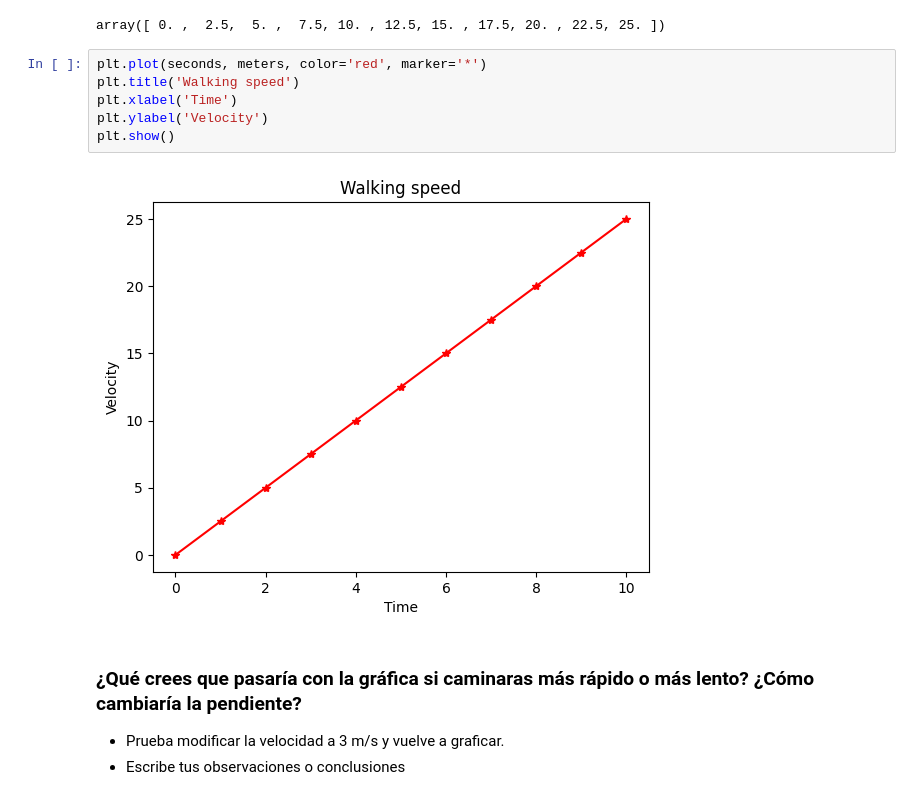
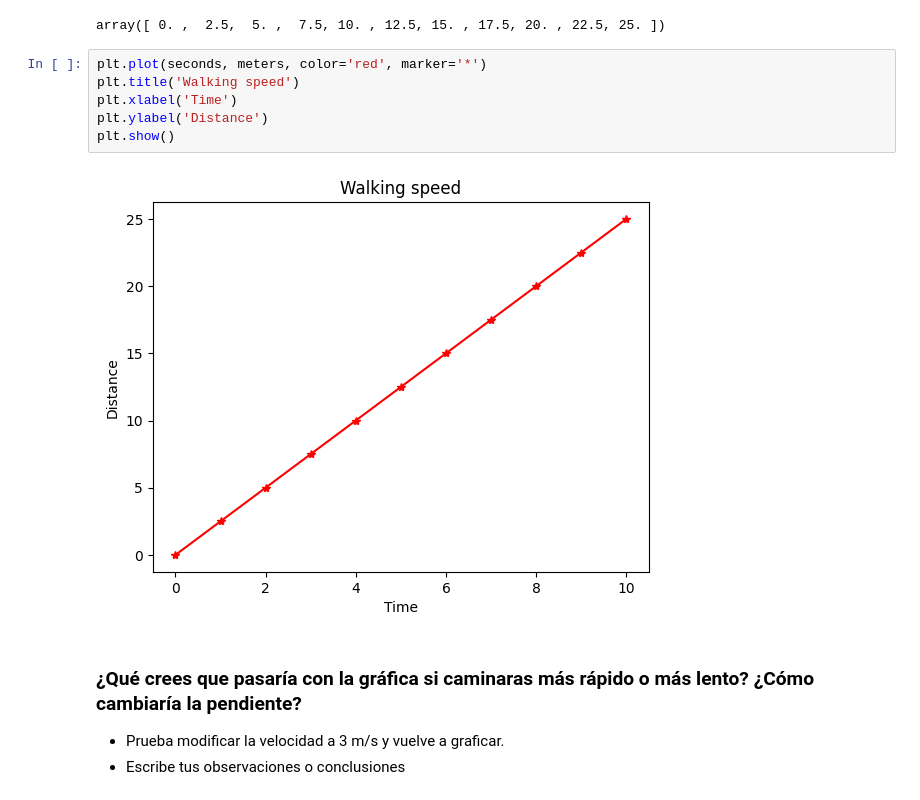
Before and after one commit to 4GeeksAcademy/sarayruiz---visualizacion, a Jupyter notebook: notebook/03-project-visualization.ipynb, the cells around one changed output. Drawn from its saved outputs; the diff is of its cells as text.

```diff
--- a/notebook/03-project-visualization.ipynb
+++ b/notebook/03-project-visualization.ipynb
@@ -39,11 +39,11 @@ array([ 0. ,  2.5,  5. ,  7.5, 10. , 12.5, 15. , 17.5, 20. , 22.5, 25. ])
 # %%
 plt.plot(seconds, meters, color='red', marker='*')
 plt.title('Walking speed')
 plt.xlabel('Time')
-plt.ylabel('Velocity')
+plt.ylabel('Distance')
 plt.show()
 # %% [output]
-[figure, old version]
+[figure, new version]
 # %% [markdown]
 ### ¿Qué crees que pasaría con la gráfica si caminaras más rápido o más lento? ¿Cómo cambiaría la pendiente?
 
```
Also changed, not shown: parts of 10 cells of this notebook.
